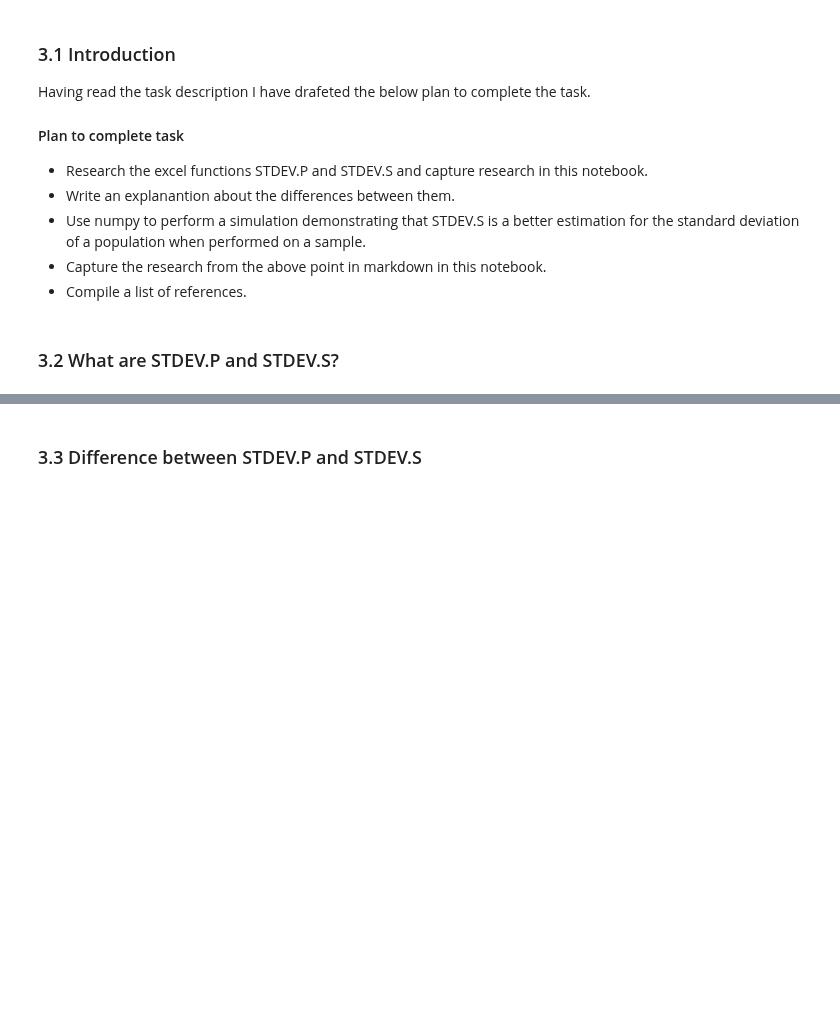
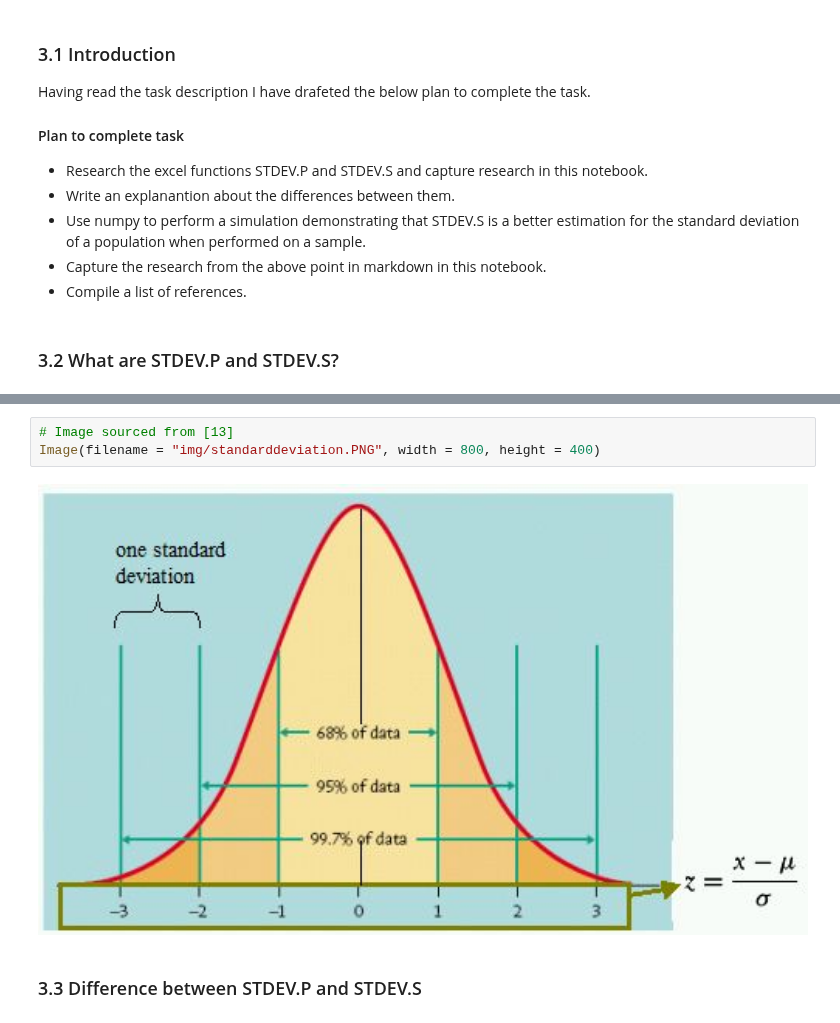
Before and after one commit to johndunne2019/Tasks-2020-Machine-Learning-and-Statistics, a Jupyter notebook: Tasks.ipynb, the cells around one changed output, grey strips where cells are left out. Saved outputs shown, nothing was run; the diff lists cells and outputs as text; blank space fills up the shorter version.

Commit message:
Task 3 added an image of standard deviation and further explanation

```diff
--- a/Tasks.ipynb
+++ b/Tasks.ipynb
@@ -591,3 +601,8 @@ A low measure of Standard Deviation indicates that the data are less spread out,
+# %%
+# Image sourced from [13]
+Image(filename = "img/standarddeviation.PNG", width = 800, height = 400)
+# %% [output]
+[figure, added]
 # %% [markdown]
 ### 3.3 Difference between STDEV.P and STDEV.S
 # %% [markdown]
```
Also changed, not shown: parts of 16 cells of this notebook, 1 other file.
